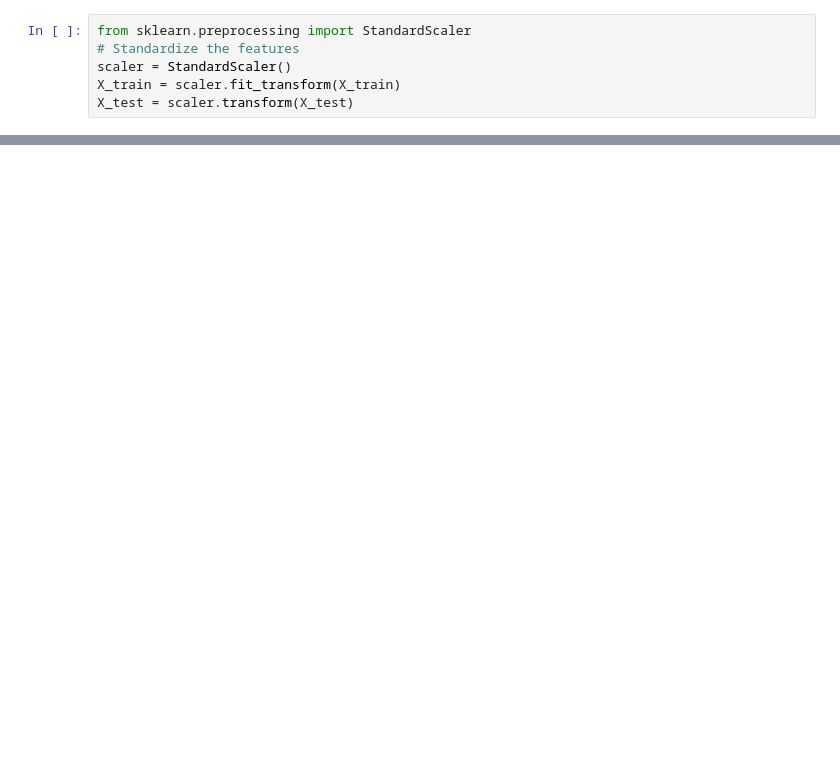
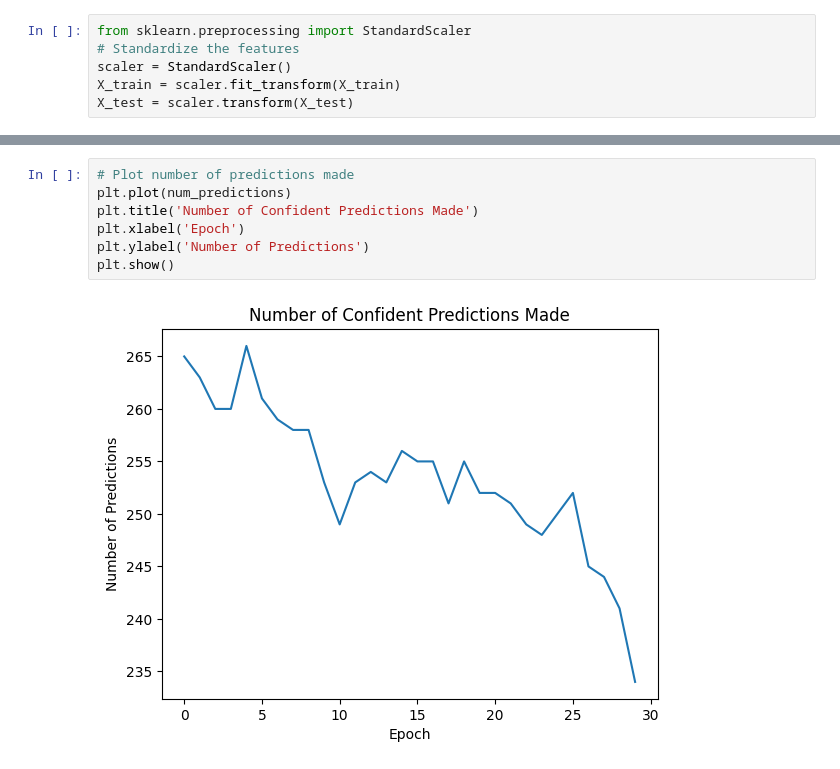
Before and after one commit to Tejas-Baid/AlgoTrading, a Jupyter notebook: TechnicalTrader/sample.ipynb, the cells around one changed output, grey strips where cells are left out. Saved outputs shown, nothing was run; the diff lists cells and outputs as text; blank space fills up the shorter version.

```diff
--- a/TechnicalTrader/sample.ipynb
+++ b/TechnicalTrader/sample.ipynb
@@ -203,3 +274,12 @@ plt.show()
+# %%
+# Plot number of predictions made
+plt.plot(num_predictions)
+plt.title('Number of Confident Predictions Made')
+plt.xlabel('Epoch')
+plt.ylabel('Number of Predictions')
+plt.show()
+# %% [output]
+[figure, added]
 # %%
 # Make predictions
 predictions = model.predict(X_test)
```
Also changed, not shown: parts of 8 cells of this notebook.
